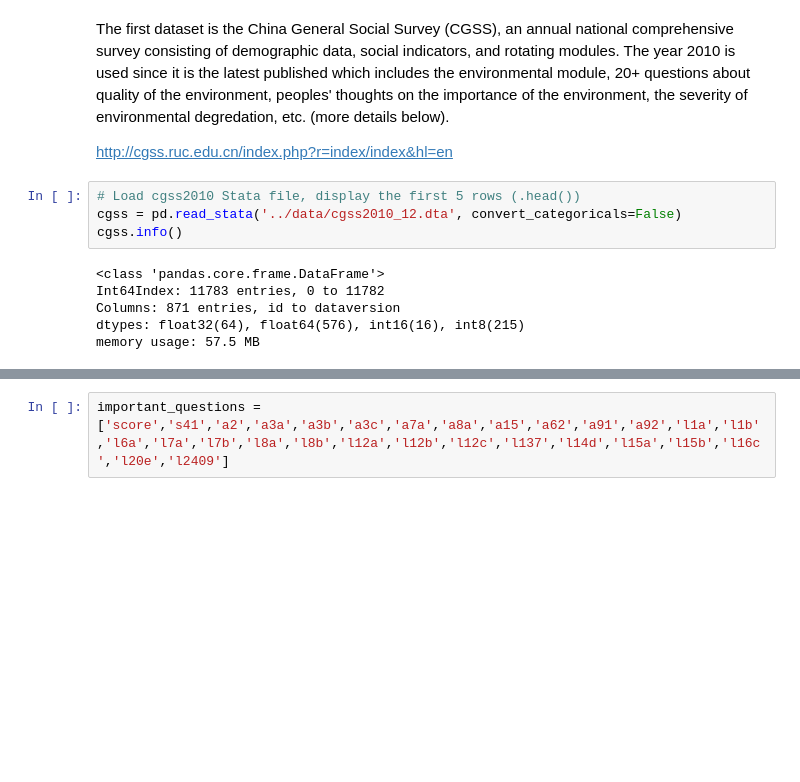
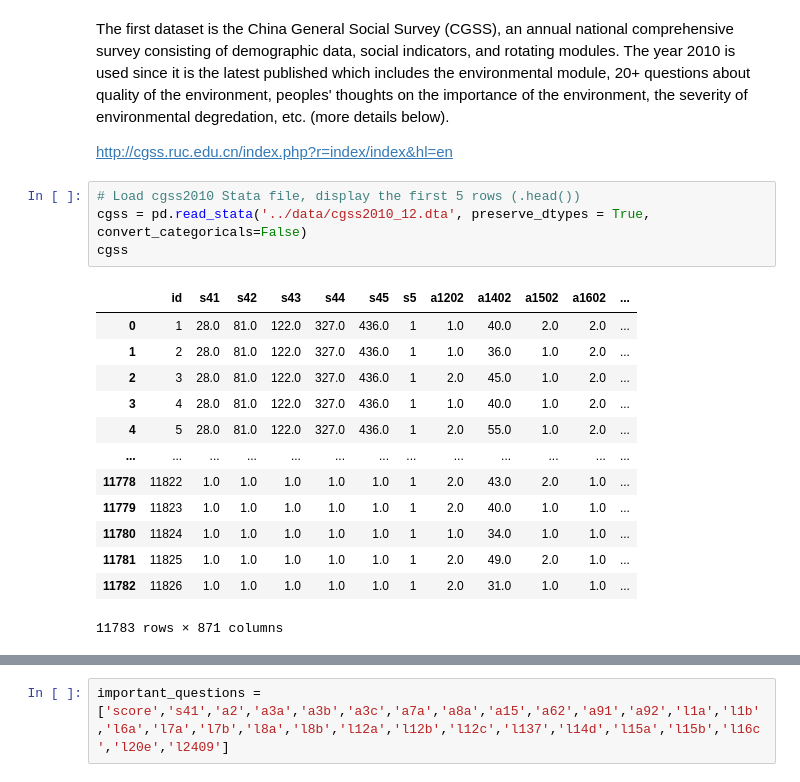
Before and after one commit to wrynearson/china-water, a Jupyter notebook: src/thesis_analysis.ipynb, the cells around one changed output, grey strips where cells are left out. Drawn from its saved outputs; the diff is of its cells as text; blank space fills up the shorter version.

```diff
--- a/src/thesis_analysis.ipynb
+++ b/src/thesis_analysis.ipynb
@@ -51,14 +51,22 @@ The first dataset is the China General Social Survey (CGSS), an annual national
 http://cgss.ruc.edu.cn/index.php?r=index/index&hl=en
 # %%
 # Load cgss2010 Stata file, display the first 5 rows (.head())
-cgss = pd.read_stata('../data/cgss2010_12.dta', convert_categoricals=False)
-cgss.info()
+cgss = pd.read_stata('../data/cgss2010_12.dta', preserve_dtypes = True, convert_categoricals=False)
+cgss
 # %% [output]
+|  | id | s41 | s42 | s43 | s44 | s45 | s5 | a1202 | a1402 | a1502 | a1602 | ... |
+| 0 | 1 | 28.0 | 81.0 | 122.0 | 327.0 | 436.0 | 1 | 1.0 | 40.0 | 2.0 | 2.0 | ... |
+| 1 | 2 | 28.0 | 81.0 | 122.0 | 327.0 | 436.0 | 1 | 1.0 | 36.0 | 1.0 | 2.0 | ... |
+| 2 | 3 | 28.0 | 81.0 | 122.0 | 327.0 | 436.0 | 1 | 2.0 | 45.0 | 1.0 | 2.0 | ... |
+| 3 | 4 | 28.0 | 81.0 | 122.0 | 327.0 | 436.0 | 1 | 1.0 | 40.0 | 1.0 | 2.0 | ... |
+| 4 | 5 | 28.0 | 81.0 | 122.0 | 327.0 | 436.0 | 1 | 2.0 | 55.0 | 1.0 | 2.0 | ... |
+| ... | ... | ... | ... | ... | ... | ... | ... | ... | ... | ... | ... | ... |
+| 11778 | 11822 | 1.0 | 1.0 | 1.0 | 1.0 | 1.0 | 1 | 2.0 | 43.0 | 2.0 | 1.0 | ... |
+| 11779 | 11823 | 1.0 | 1.0 | 1.0 | 1.0 | 1.0 | 1 | 2.0 | 40.0 | 1.0 | 1.0 | ... |
+| 11780 | 11824 | 1.0 | 1.0 | 1.0 | 1.0 | 1.0 | 1 | 1.0 | 34.0 | 1.0 | 1.0 | ... |
+| 11781 | 11825 | 1.0 | 1.0 | 1.0 | 1.0 | 1.0 | 1 | 2.0 | 49.0 | 2.0 | 1.0 | ... |
+| 11782 | 11826 | 1.0 | 1.0 | 1.0 | 1.0 | 1.0 | 1 | 2.0 | 31.0 | 1.0 | 1.0 | ... |
-<class 'pandas.core.frame.DataFrame'>
-Int64Index: 11783 entries, 0 to 11782
-Columns: 871 entries, id to dataversion
-dtypes: float32(64), float64(576), int16(16), int8(215)
-memory usage: 57.5 MB
+11783 rows × 871 columns
 # %% [markdown]
 #### General Demographics
 s41 - province codes
```
Also changed, not shown: parts of 28 cells of this notebook, 9 other files.
